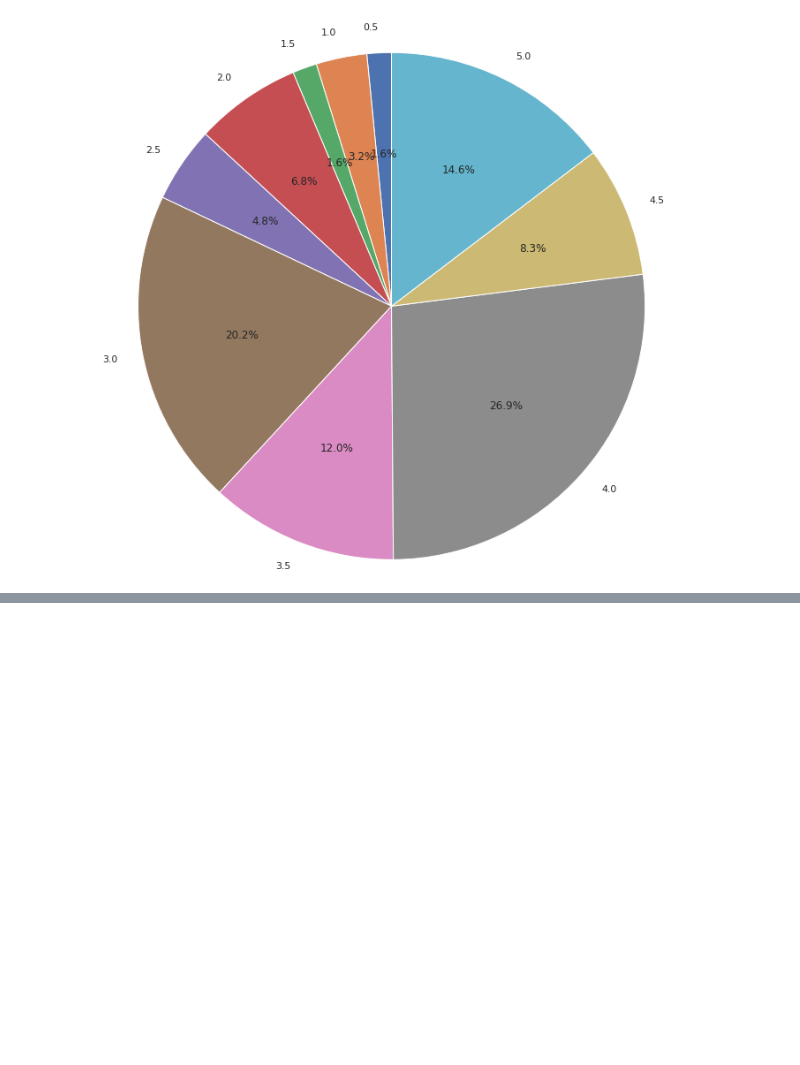
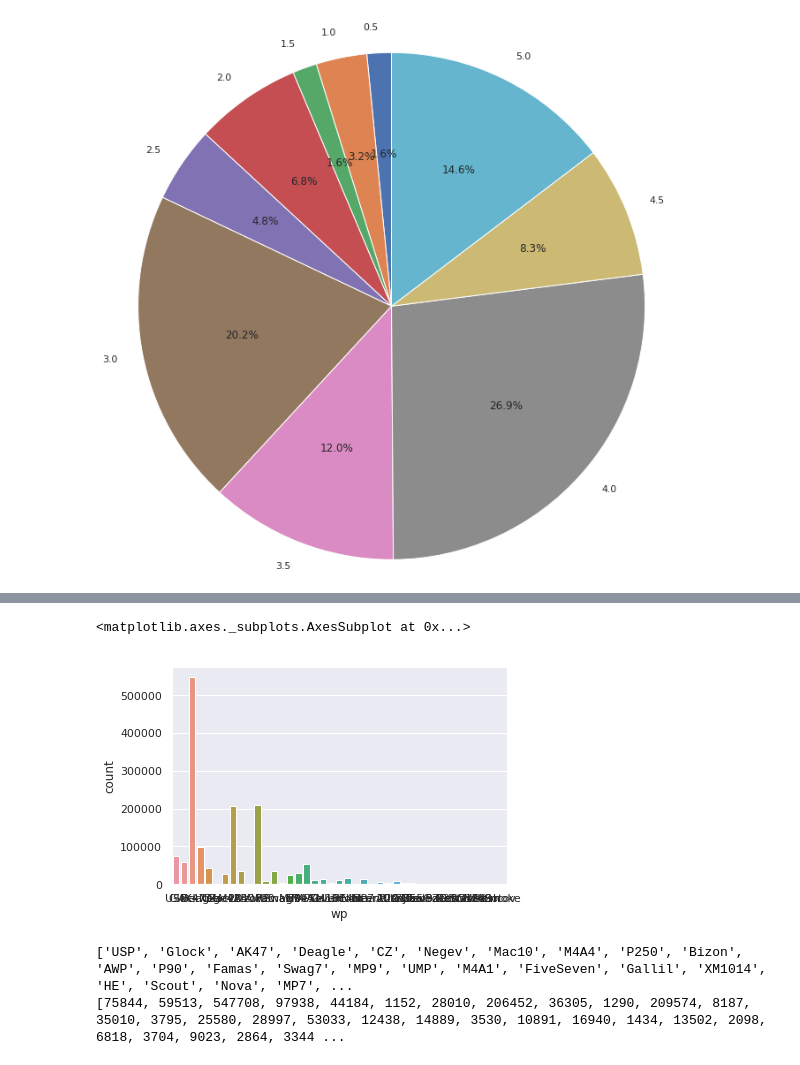
Before and after one commit to robstudy/CSCI_191T_BigData, a Jupyter notebook: Assignment 2.ipynb, the cells around one changed output, grey strips where cells are left out. Saved outputs shown, nothing was run; the diff lists cells and outputs as text; code cells hidden in the pictures; blank space fills up the shorter version.

Commit message:
updated with csgo data

```diff
--- a/Assignment 2.ipynb
+++ b/Assignment 2.ipynb
@@ -137,0 +134,5 @@ test
+# %%
+data3 = pd.read_csv('datasets/esea_master_kills_demos.part1.csv')
+# %%
+csData = pd.DataFrame(data3, columns=['wp', 'wp_type'])
+csData
@@ -137,0 +158,22 @@ test
+# %%
+sns.countplot(x='wp', data=csData)
+# %% [output]
+<matplotlib.axes._subplots.AxesSubplot at 0x...>
+[figure, added]
+# %%
+cs_wep = []
+for x in csData.wp:
+    if x not in cs_wep:
+        cs_wep.append(x)
+
+cs_wep_num = []
+for i in range(len(cs_wep)):
+    cs_wep_num.append(0)
+
+for x in csData.wp:
+    cs_wep_num[cs_wep.index(x)] += 1
+print(cs_wep)
+print(cs_wep_num)
+# %% [output]
+['USP', 'Glock', 'AK47', 'Deagle', 'CZ', 'Negev', 'Mac10', 'M4A4', 'P250', 'Bizon', 'AWP', 'P90', 'Famas', 'Swag7', 'MP9', 'UMP', 'M4A1', 'FiveSeven', 'Gallil', 'XM1014', 'HE', 'Scout', 'Nova', 'MP7', ...
+[75844, 59513, 547708, 97938, 44184, 1152, 28010, 206452, 36305, 1290, 209574, 8187, 35010, 3795, 25580, 28997, 53033, 12438, 14889, 3530, 10891, 16940, 1434, 13502, 2098, 6818, 3704, 9023, 2864, 3344 ...
```
Also changed, not shown: parts of 4 cells of this notebook.
